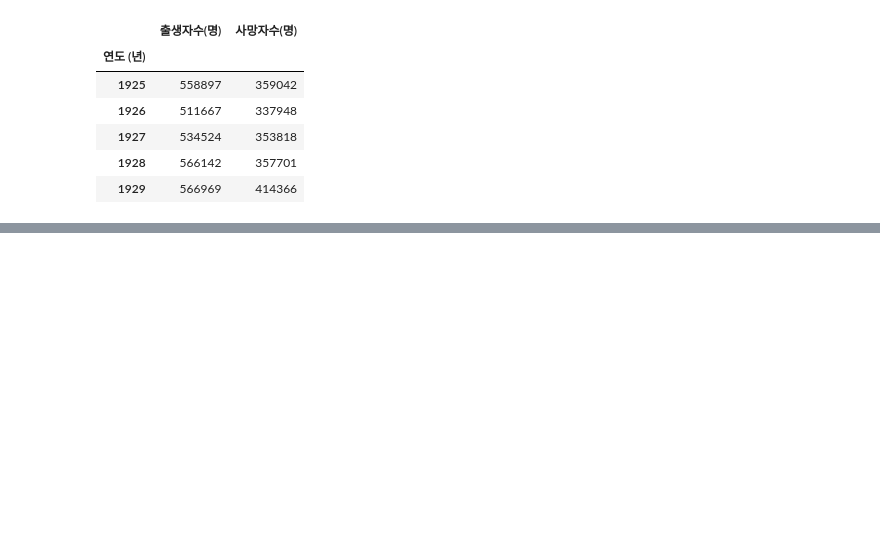
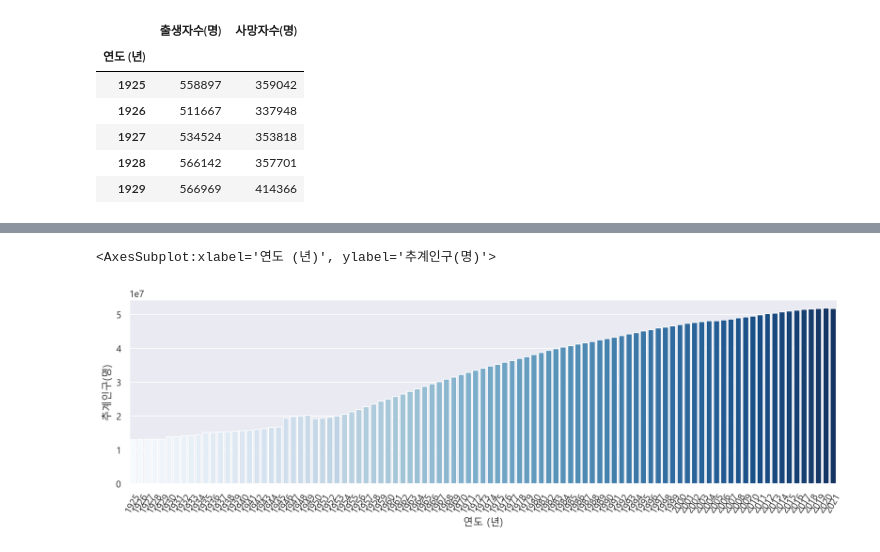
Before and after one commit to Muffinnnnb/JAVA_DB5, a Jupyter notebook: PythonProject/KoreaPopulation.ipynb, the cells around one changed output, grey strips where cells are left out. Saved outputs shown, nothing was run; the diff lists cells and outputs as text; code cells hidden in the pictures; blank space fills up the shorter version.

```diff
--- a/PythonProject/KoreaPopulation.ipynb
+++ b/PythonProject/KoreaPopulation.ipynb
@@ -132,0 +133,7 @@ sns.pointplot(data=df[-50:],x="연도 (년)",y="사망자수(명)",color="orange
+# %%
+plt.figure(figsize=(15,4))
+plt.xticks(rotation=60)
+sns.barplot(data=df, x="연도 (년)",y="추계인구(명)",palette="Blues")
+# %% [output]
+<AxesSubplot:xlabel='연도 (년)', ylabel='추계인구(명)'>
+[figure, added]
```
Also changed, not shown: parts of 14 cells of this notebook, 2 other files.
